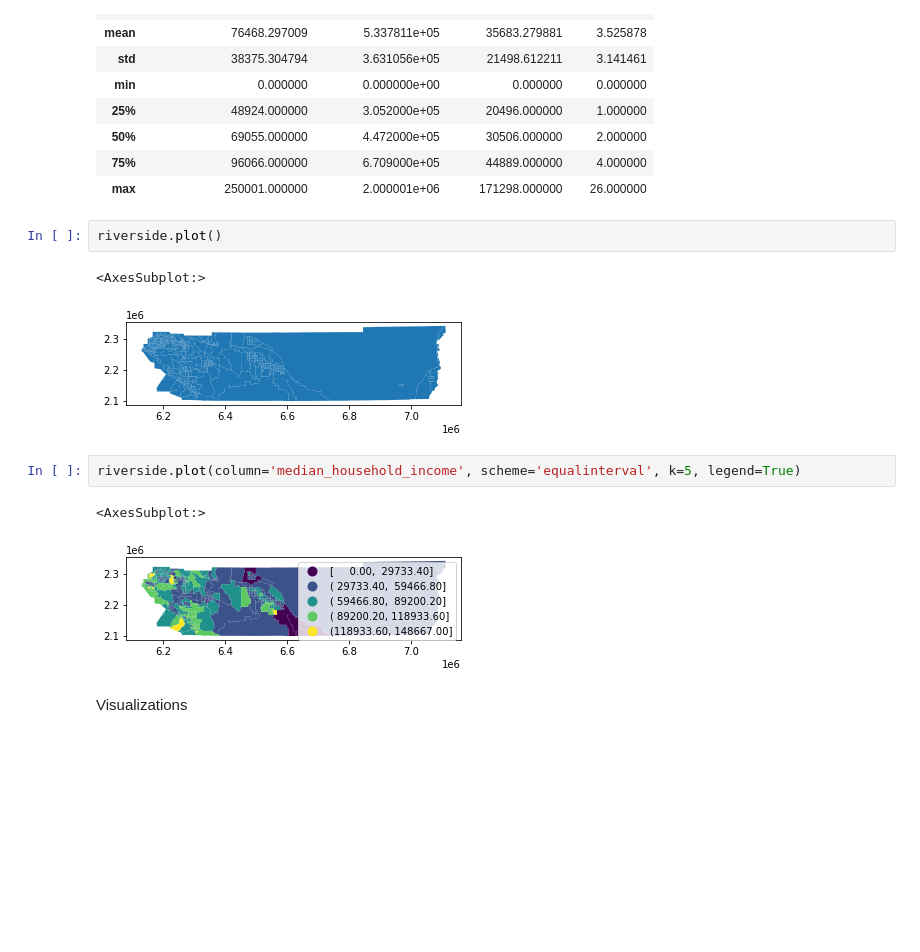
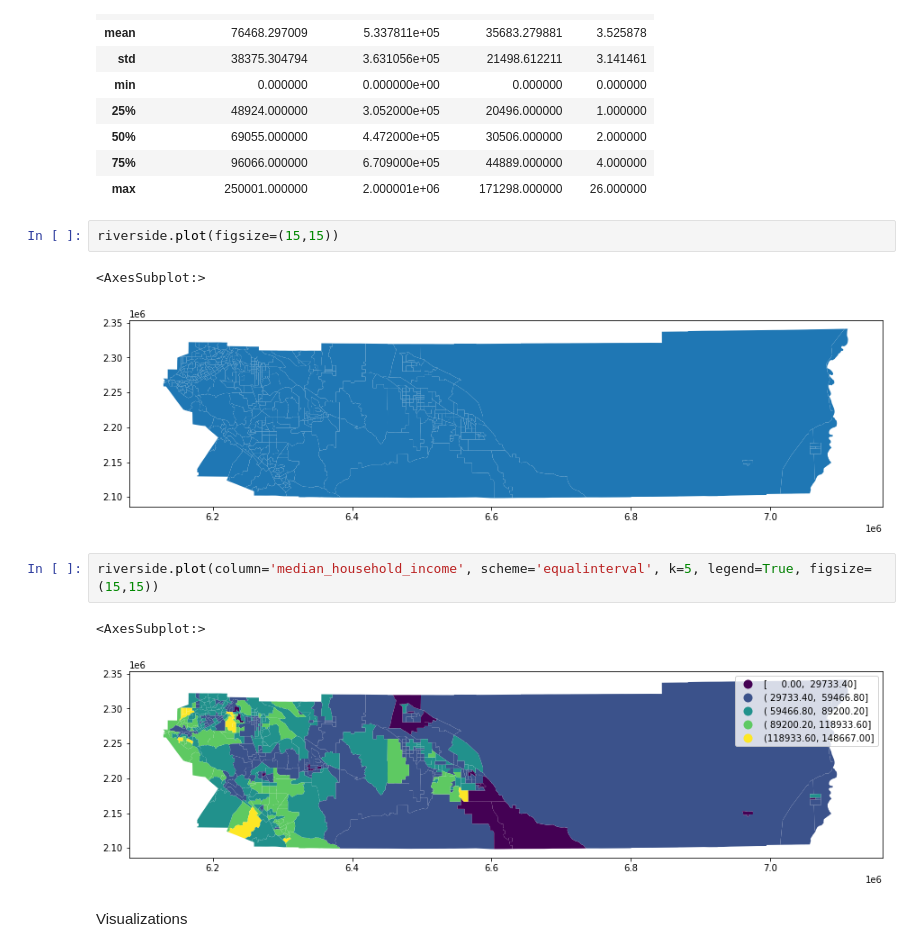
Before and after one commit to nnasr001/PBPL280S21Project1, a Jupyter notebook: neighborhood_income.ipynb, the cells around one changed output. Drawn from its saved outputs; the diff is of its cells as text; blank space fills up the shorter version.

```diff
--- a/neighborhood_income.ipynb
+++ b/neighborhood_income.ipynb
@@ -582,14 +617,14 @@ ca_tract_sabs_income.describe()
 | 75% | 96066.000000 | 6.709000e+05 | 44889.000000 | 4.000000 |
 | max | 250001.000000 | 2.000001e+06 | 171298.000000 | 26.000000 |
 # %%
-riverside.plot()
+riverside.plot(figsize=(15,15))
 # %% [output]
 <AxesSubplot:>
-[figure, old version]
+[figure, new version]
 # %%
-riverside.plot(column='median_household_income', scheme='equalinterval', k=5, legend=True)
+riverside.plot(column='median_household_income', scheme='equalinterval', k=5, legend=True, figsize=(15,15))
 # %% [output]
 <AxesSubplot:>
-[figure, old version]
+[figure, new version]
 # %% [markdown]
 Visualizations
```
Also changed, not shown: parts of 15 cells of this notebook.
